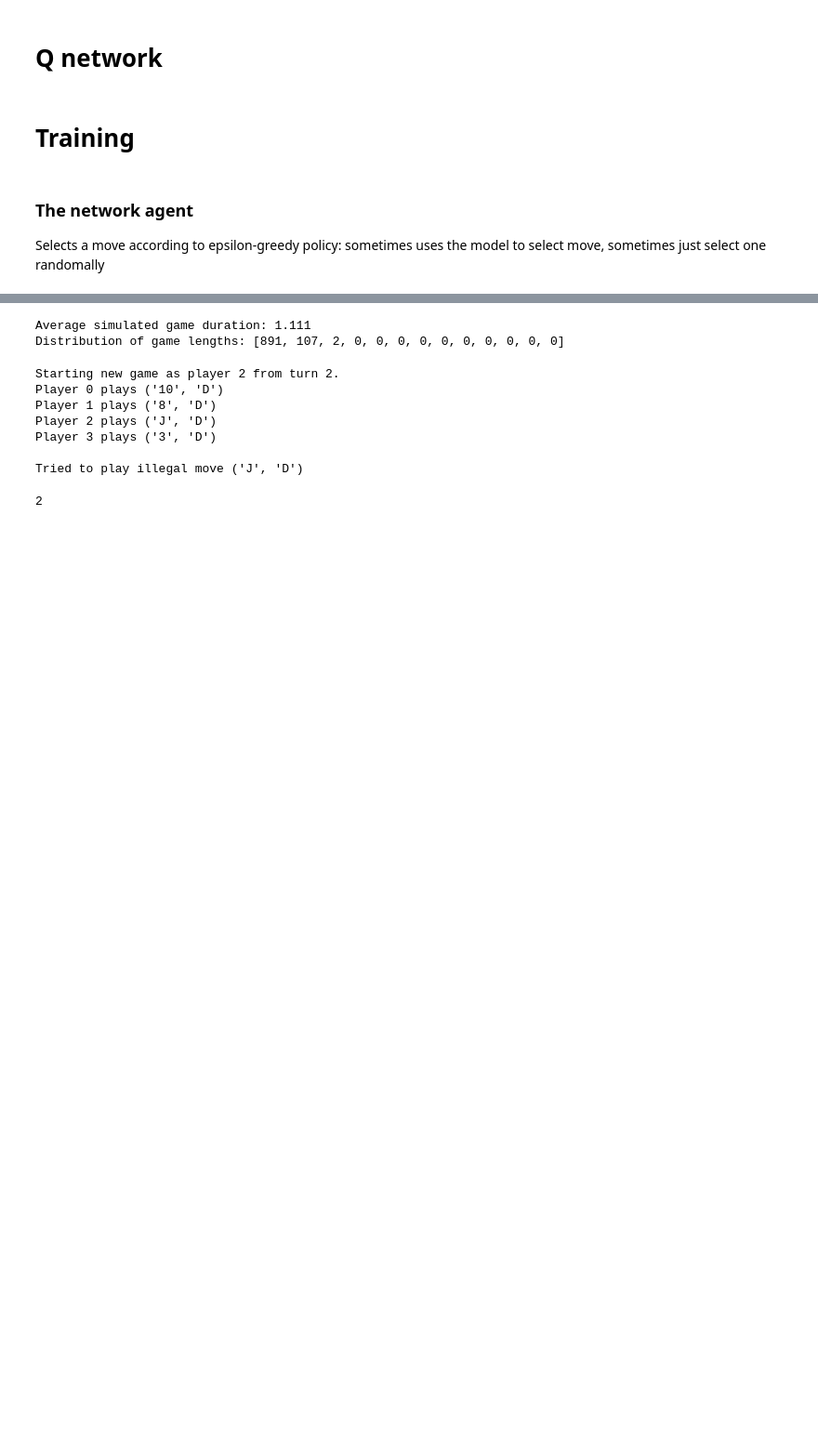
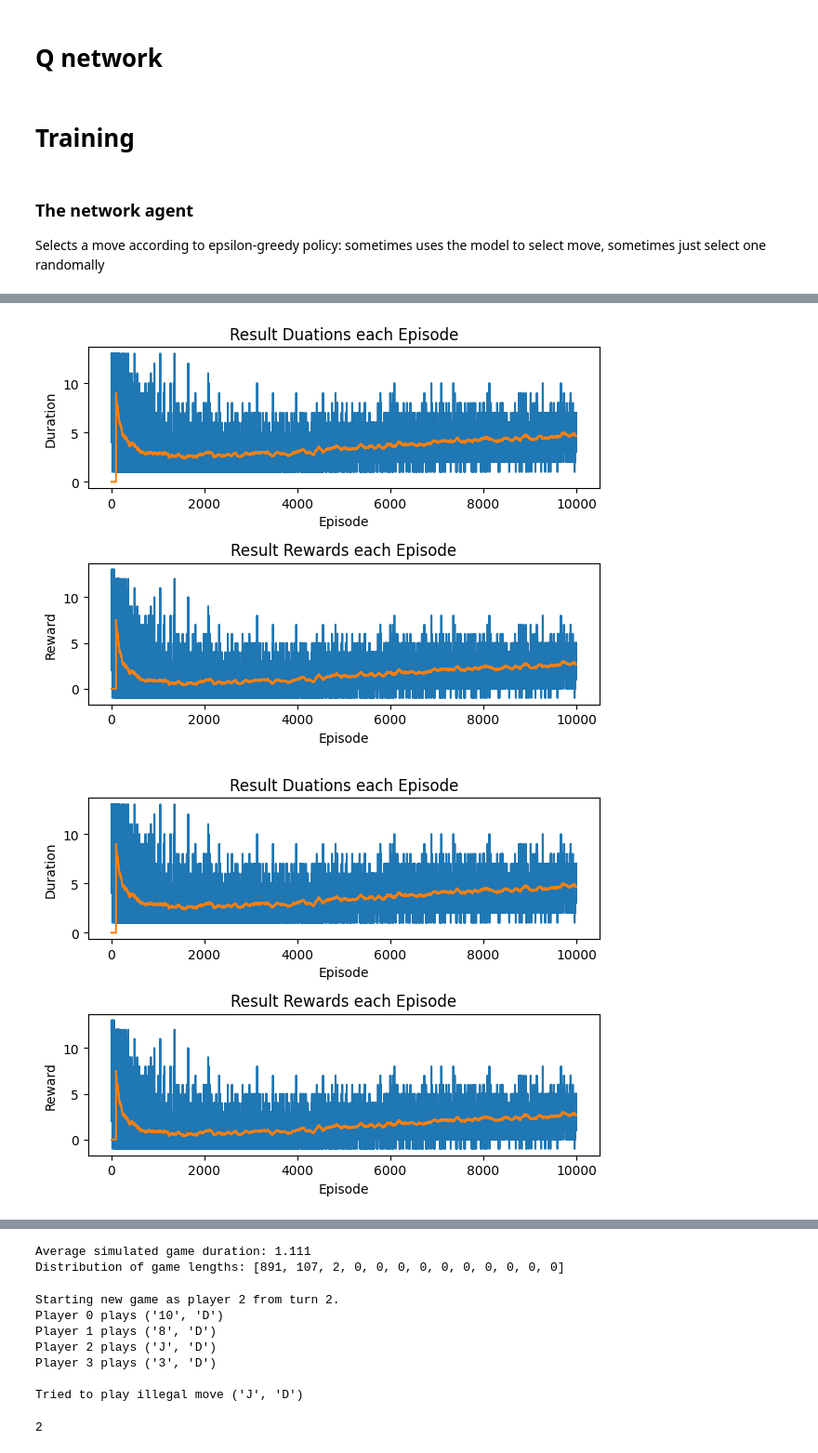
Before and after one commit to TxmszLou/dqn-trick-game, a Jupyter notebook: dqn_training with previous training.ipynb, the cells around one changed output, grey strips where cells are left out. Shown at 93% size. Saved outputs shown, nothing was run; the diff lists cells and outputs as text; code cells hidden in the pictures; blank space fills up the shorter version.

```diff
--- a/dqn_training with previous training.ipynb
+++ b/dqn_training with previous training.ipynb
@@ -10,6 +10,16 @@ import torch.nn as nn
 import torch.optim as optim
 import torch.nn.functional as F
 
+import matplotlib
 import matplotlib.pyplot as plt
 
 from itertools import count
+
+from tqdm import tqdm
+
+# set up matplotlib
+is_ipython = 'inline' in matplotlib.get_backend()
+if is_ipython:
+    from IPython import display
+
+plt.ion()
@@ -238,3 +394,8 @@ def select_action(game):
+# %%
+plot_durations_rewards(show_result=True)
+# %% [output]
+[figure, added]
+[figure, added]
 # %%
 with torch.no_grad():
     print(policy_net(env.game.get_network_input().to(device)))
```
Also changed, not shown: parts of 10 cells of this notebook, 3 other files.
